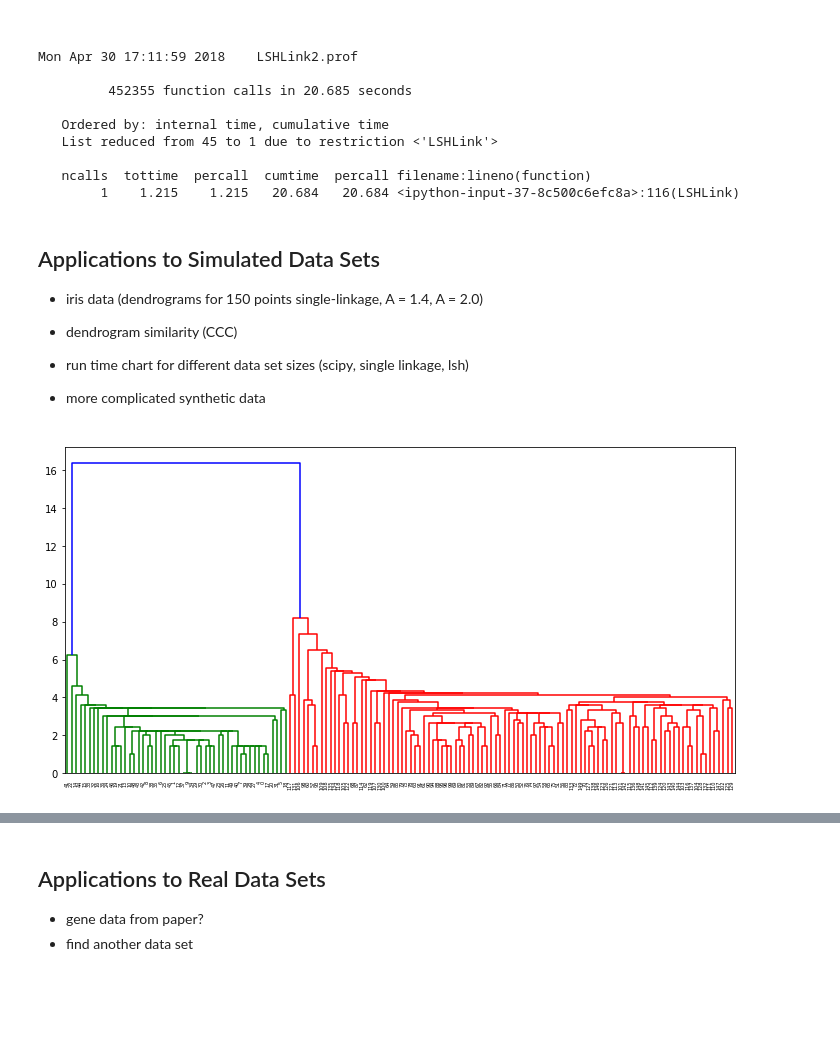
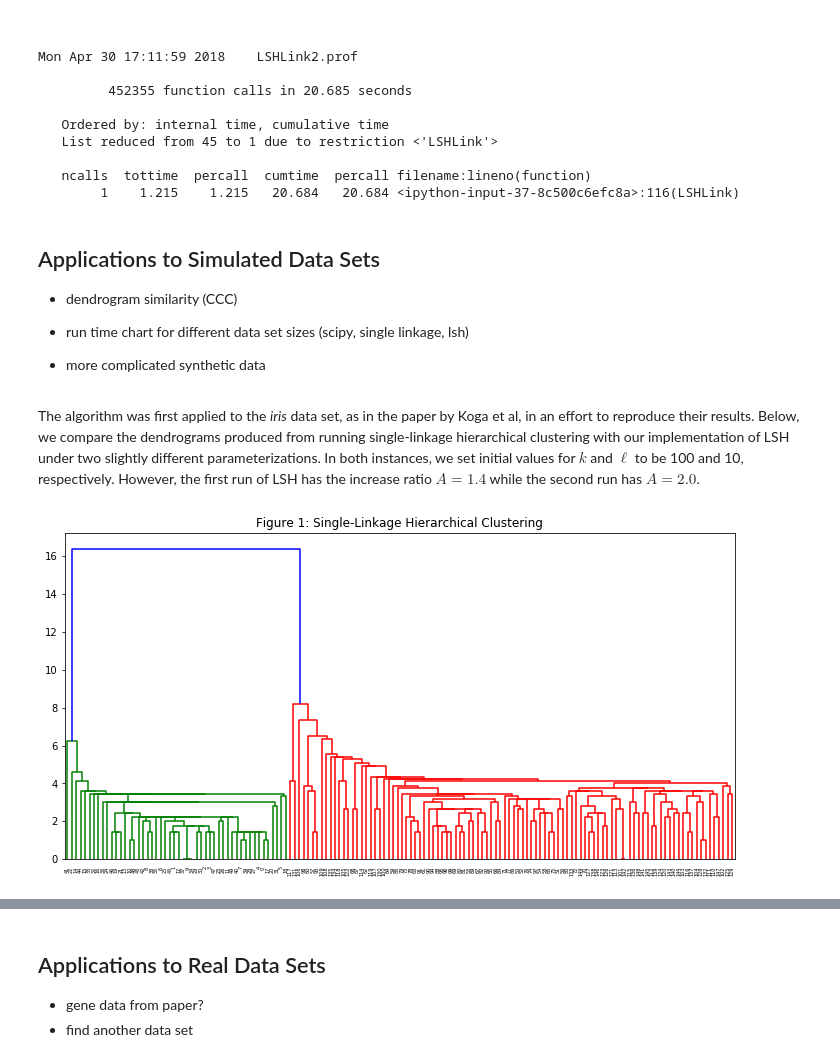
Before and after one commit to lisalebovici/LSHLinkClustering, a Jupyter notebook: report/FinalReport.ipynb, the cells around one changed output, grey strips where cells are left out. Cells and saved outputs as stored; diff of their text form; code cells hidden in the pictures; blank space fills up the shorter version.

```diff
--- a/report/FinalReport.ipynb
+++ b/report/FinalReport.ipynb
@@ -189,11 +189,12 @@ Mon Apr 30 17:11:59 2018    LSHLink2.prof
 # %% [markdown]
 ## Applications to Simulated Data Sets
 
-- iris data (dendrograms for 150 points single-linkage, A = 1.4, A = 2.0)
 - dendrogram similarity (CCC)
 - run time chart for different data set sizes (scipy, single linkage, lsh)
 
 - more complicated synthetic data
+# %% [markdown]
+The algorithm was first applied to the *iris* data set, as in the paper by Koga et al, in an effort to reproduce their results. Below, we compare the dendrograms produced from running single-linkage hierarchical clustering with our implementation of LSH under two slightly different parameterizations. In both instances, we set initial values for $k$ and $\ell$ to be 100 and 10, respectively. However, the first run of LSH has the increase ratio $A = 1.4$ while the second run has $A = 2.0$.
 # %%
 iris = datasets.load_iris().data * 10
 # %%
@@ -201,7 +202,8 @@ z = linkage(iris, method="single")
 # %%
 dendrogram(z)
 plt.gcf().set_size_inches(12, 6)
+plt.title('Figure 1: Single-Linkage Hierarchical Clustering')
 plt.show();
 # %% [output]
-[figure, old version]
+[figure, new version]
 # %%
```
Also changed, not shown: parts of 10 cells of this notebook.
